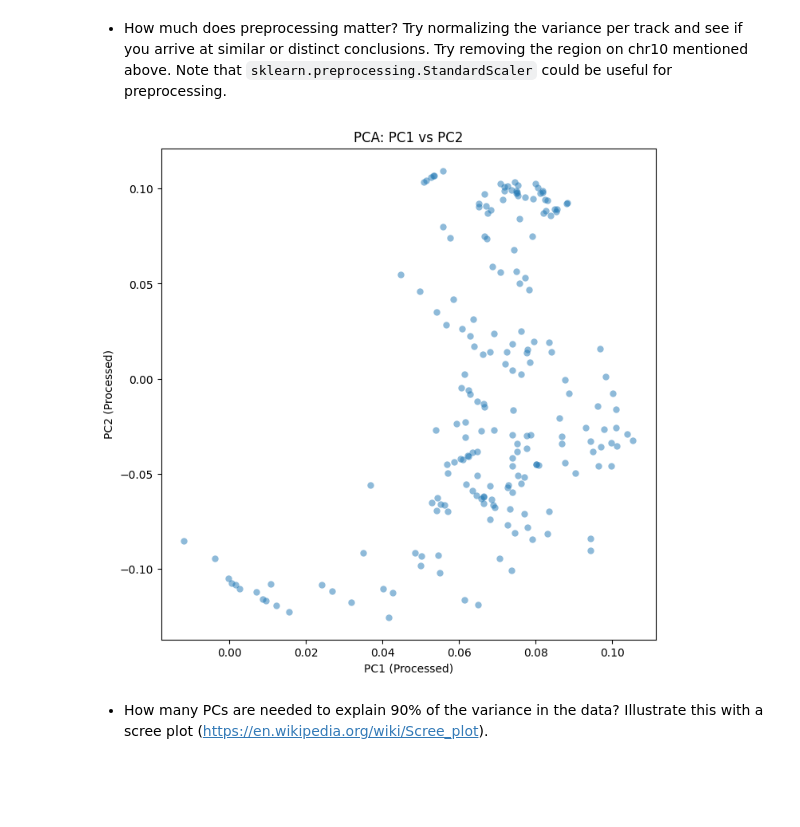
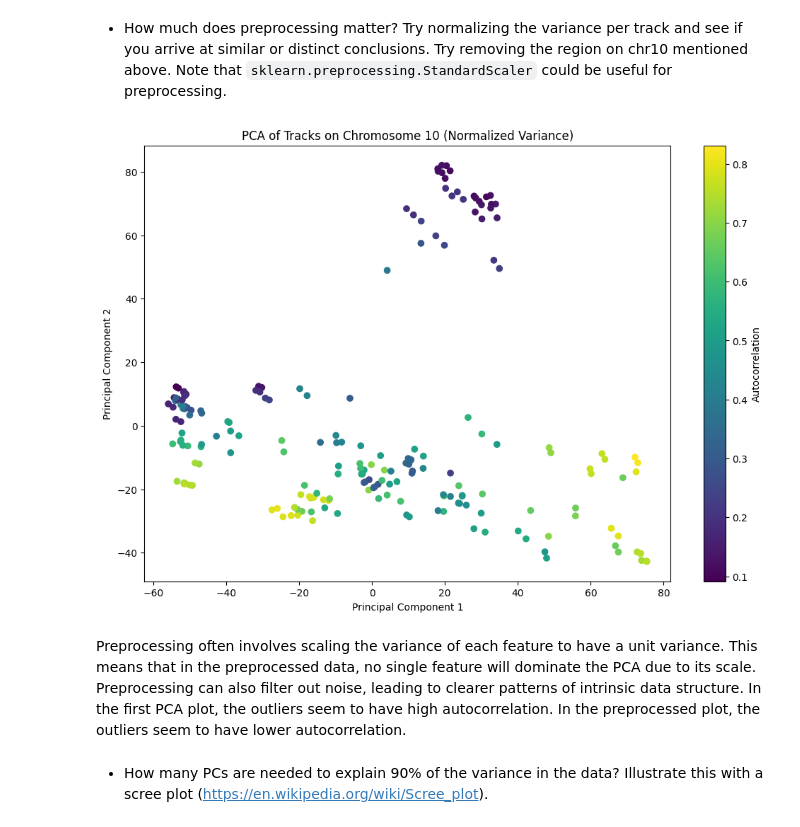
Before and after one commit to m4558/qbio577_fall2023, a Jupyter notebook: encode-bigwig-eda.ipynb, the cells around one changed output. Saved outputs shown, nothing was run; the diff lists cells and outputs as text; code cells hidden in the pictures; blank space fills up the shorter version.

```diff
--- a/encode-bigwig-eda.ipynb
+++ b/encode-bigwig-eda.ipynb
@@ -143,23 +232,45 @@ print('Biosample HEK293 is close to TF Chip seq')
 # %% [markdown]
 - How much does preprocessing matter? Try normalizing the variance per track and see if you arrive at similar or distinct conclusions. Try removing the region on chr10 mentioned above. Note that `sklearn.preprocessing.StandardScaler` could be useful for preprocessing.
-# %%
-data_for_pca = df.iloc[:, 3:].copy()
-
-scaler = StandardScaler()
-data_for_pca = scaler.fit_transform(data_for_pca)
-
-pca_original = PCA(n_components=2)
-principal_components_original = pca_original.fit_transform(data_for_pca)
-
-plot_pca(pca_original, figsize=(8, 8))
-plt.xlabel('PC1 (Processed)')
-plt.ylabel('PC2 (Processed)')
-plt.title('PCA: PC1 vs PC2')
-
-plt.show()
-
-print('Preprocessing significantly changes the data')
-# %% [output]
-[figure, removed]
+# %%
+# Define the region to be removed from the chromosome
+region_start = 40000000
+region_end = 41500000
+df_clean = df[(df['start'] < region_start) | (df['end'] > region_end)]
+
+# Isolate the bigWig track data for scaling
+tracks = df_clean.columns[3:]
+df_tracks = df_clean[tracks]
+
+# Normalize each track (feature scaling)
+scaler = StandardScaler()
+scaled_tracks = scaler.fit_transform(df_tracks)
+
+# Transpose the scaled data for PCA
+# In sklearn, rows are samples, and columns are features
+scaled_tracks_t = scaled_tracks.T
+
+# Perform PCA on the transposed scaled data
+pca = PCA(n_components=2)
+pca_transformed = pca.fit_transform(scaled_tracks_t)
+
+# Calculate autocorrelation for each track using the acf function
+autocorrelation_values = np.array([acf(track, nlags=1)[1] for track in scaled_tracks_t])
+
+# Generate a PCA scatter plot, colored by autocorrelation values
+plt.figure(figsize=(12, 8))
+scatter = plt.scatter(pca_transformed[:, 0], pca_transformed[:, 1], c=autocorrelation_values, cmap='viridis')
+plt.colorbar(scatter, label='Autocorrelation')
+plt.xlabel('Principal Component 1')
+plt.ylabel('Principal Component 2')
+plt.title('PCA of Tracks on Chromosome 10 (Normalized Variance)')
+
+# Save the plot if needed
+# plt.savefig('PCA_Chromosome10.png')
+
+plt.show()
+# %% [output]
+[figure, added]
+# %% [markdown]
+Preprocessing often involves scaling the variance of each feature to have a unit variance. This means that in the preprocessed data, no single feature will dominate the PCA due to its scale.  Preprocessing can also filter out noise, leading to clearer patterns of intrinsic data structure. In the first PCA plot, the outliers seem to have high autocorrelation. In the preprocessed plot, the outliers seem to have lower autocorrelation.
 # %% [markdown]
 - How many PCs are needed to explain 90% of the variance in the data? Illustrate this with a scree plot (https://en.wikipedia.org/wiki/Scree_plot).
```
Also changed, not shown: parts of 22 cells of this notebook.
